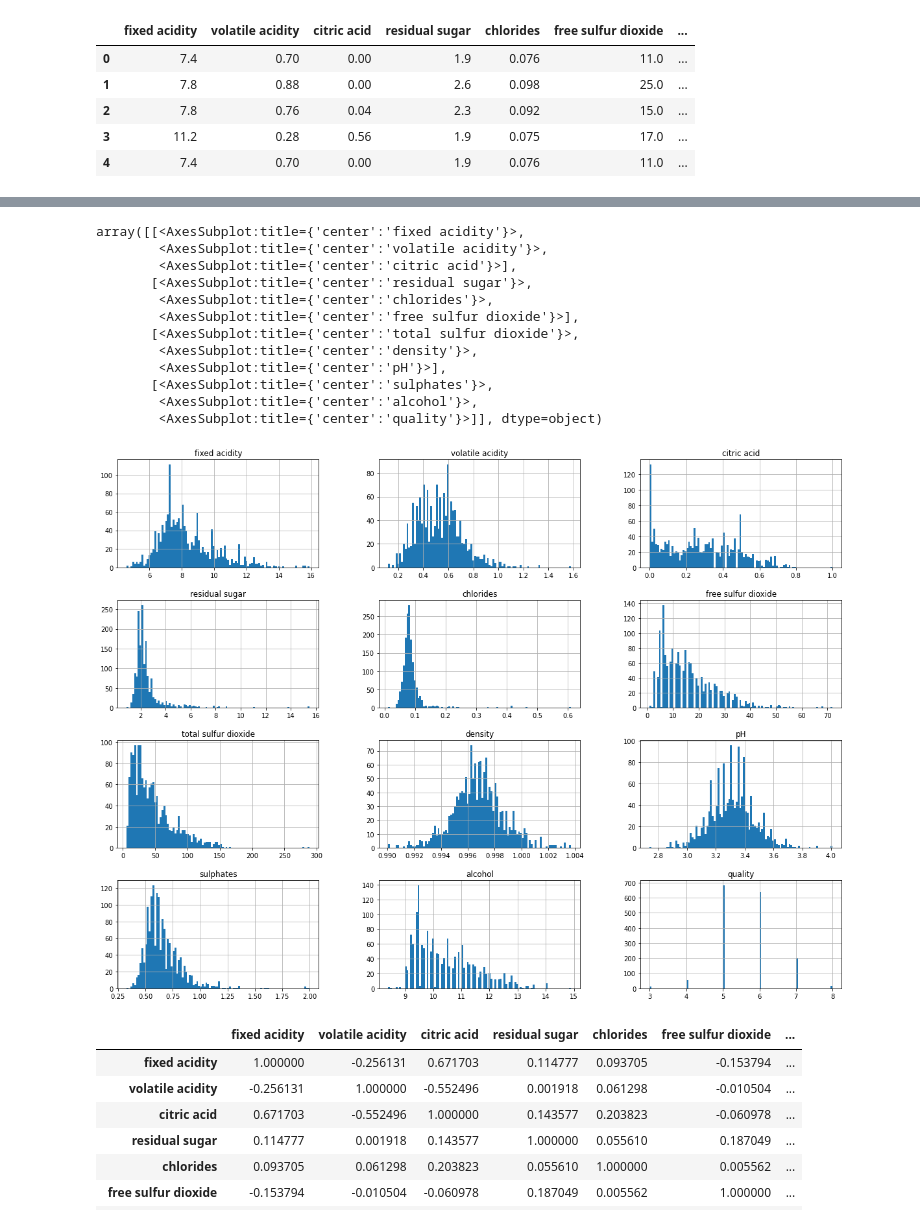
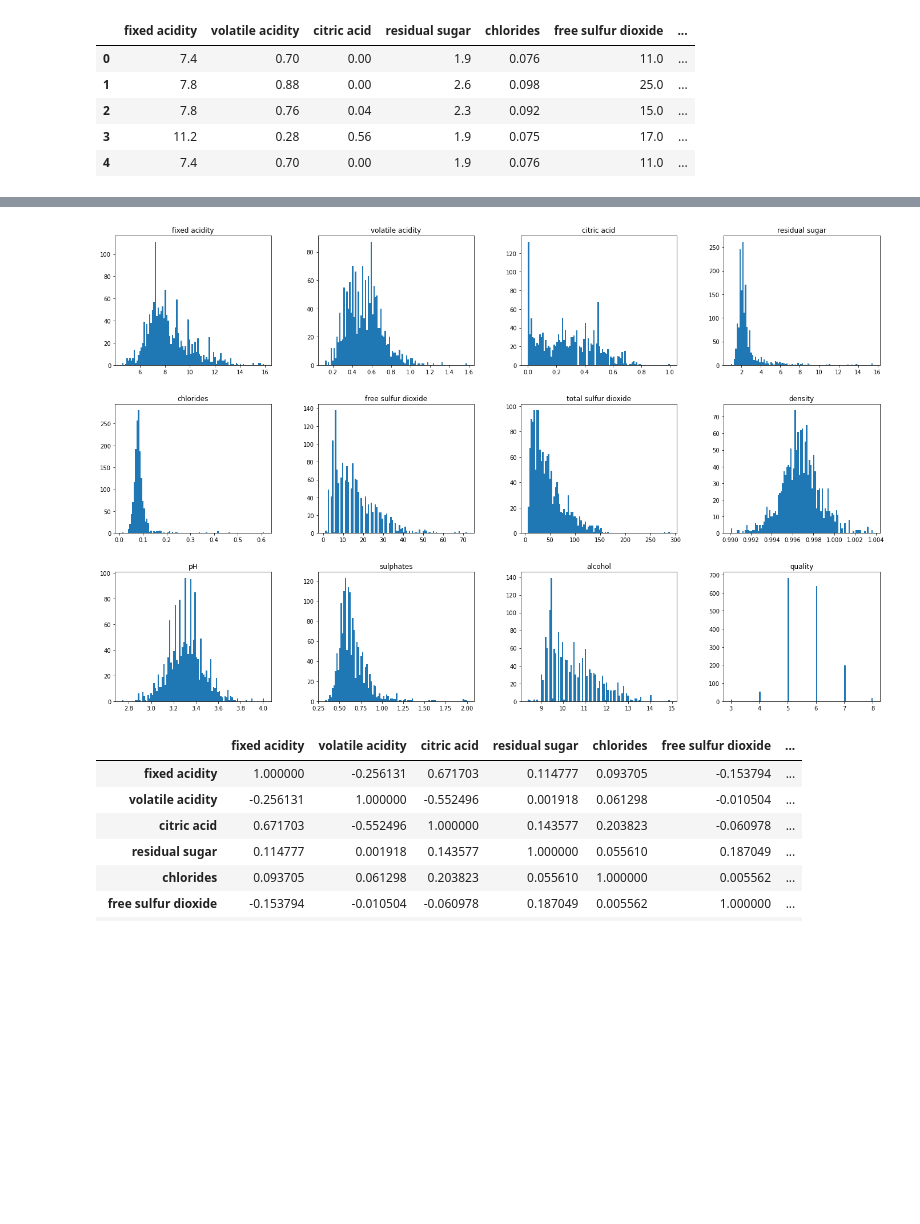
Before and after one commit to henginsever/680-Project, a Jupyter notebook: 680ProjectWine.ipynb, the cells around one changed output, grey strips where cells are left out. Saved outputs shown, nothing was run; the diff lists cells and outputs as text; code cells hidden in the pictures; blank space fills up the shorter version.

Commit message:
figures

```diff
--- a/680ProjectWine.ipynb
+++ b/680ProjectWine.ipynb
@@ -64,21 +64,10 @@ Data columns (total 12 columns):
 dtypes: float64(11), int64(1)
 memory usage: 150.0 KB
 # %%
-df.hist(bins=100, figsize=(20,15))
+df.hist(bins=100, figsize=(24,15), grid=False, layout=(3,4))
+plt.savefig('histogram.jpg', bbox_inches='tight', transparent = 'False', dpi=300)
 # %% [output]
-array([[<AxesSubplot:title={'center':'fixed acidity'}>,
-        <AxesSubplot:title={'center':'volatile acidity'}>,
-        <AxesSubplot:title={'center':'citric acid'}>],
-       [<AxesSubplot:title={'center':'residual sugar'}>,
-        <AxesSubplot:title={'center':'chlorides'}>,
-        <AxesSubplot:title={'center':'free sulfur dioxide'}>],
-       [<AxesSubplot:title={'center':'total sulfur dioxide'}>,
-        <AxesSubplot:title={'center':'density'}>,
-        <AxesSubplot:title={'center':'pH'}>],
-       [<AxesSubplot:title={'center':'sulphates'}>,
-        <AxesSubplot:title={'center':'alcohol'}>,
-        <AxesSubplot:title={'center':'quality'}>]], dtype=object)
-[figure, old version]
+[figure, new version]
 # %%
 df.corr() #to decide which parameter can be removed for better training. for this data residual sugar seems have no contribution to the quality and other parameters.
 # %% [output]
```
Also changed, not shown: parts of 18 cells of this notebook.
